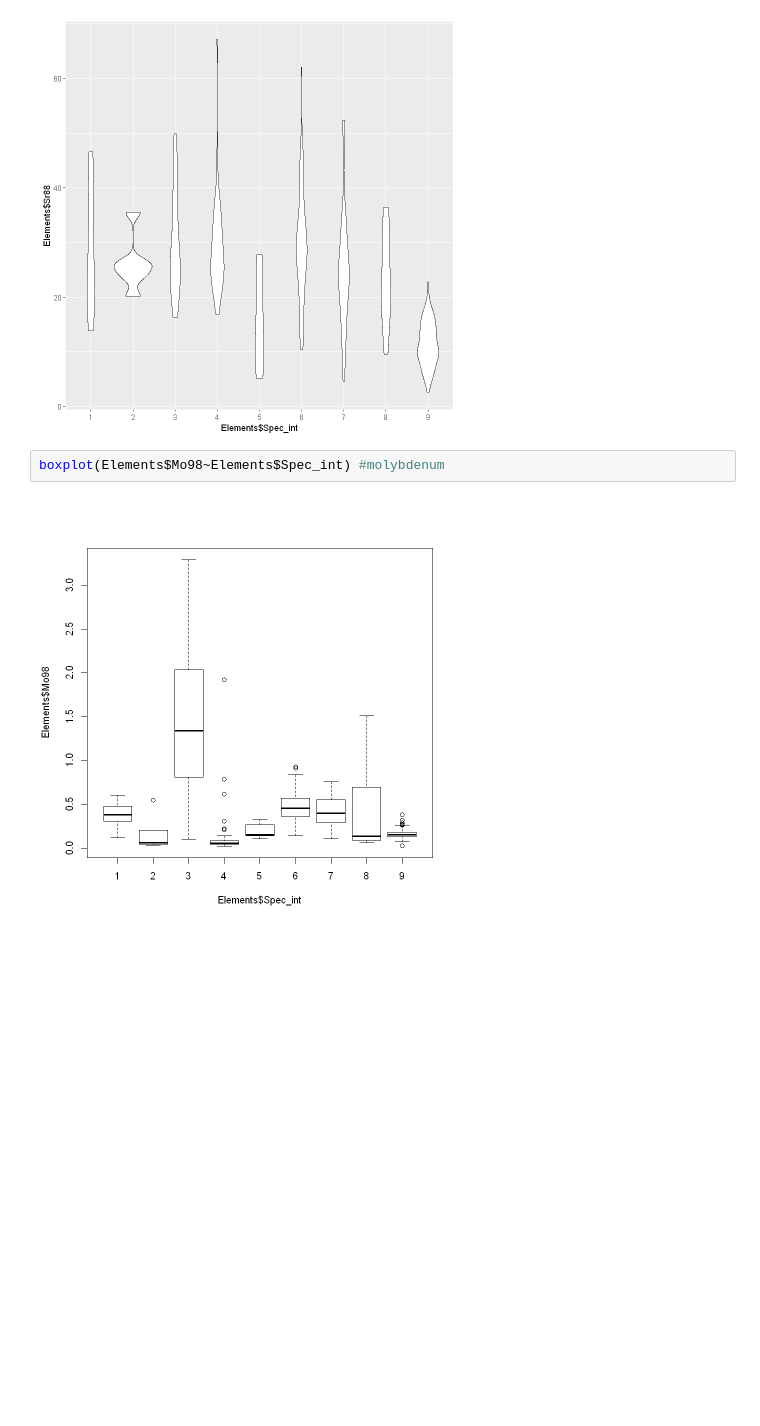
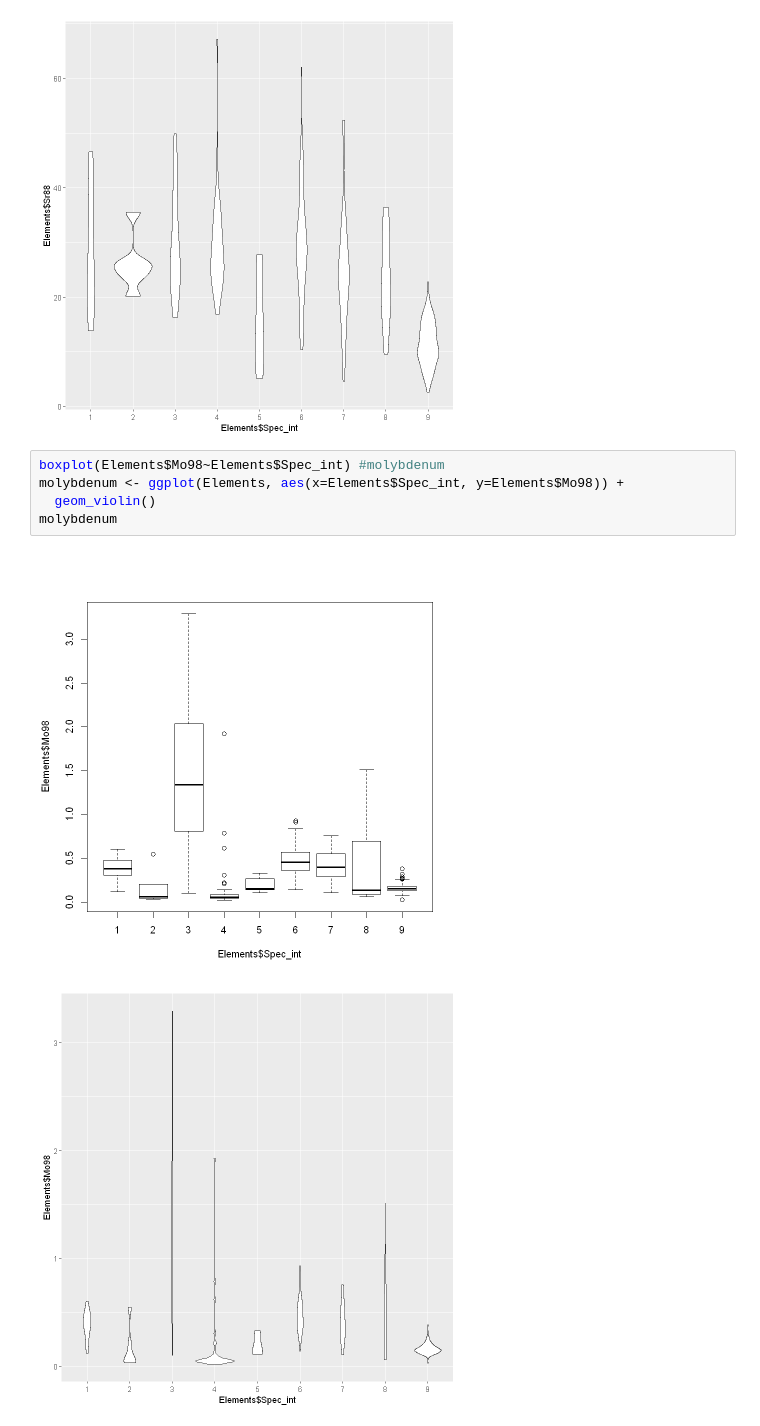
Before and after one commit to Kovacs-Lab/Aim-3, a Jupyter notebook: Ionomics/Boxplots/Boxplots_Z.ipynb, the cells around one changed output. Saved outputs shown, nothing was run; the diff lists cells and outputs as text; blank space fills up the shorter version.

Commit message:
added violin plots

```diff
--- a/Ionomics/Boxplots/Boxplots_Z.ipynb
+++ b/Ionomics/Boxplots/Boxplots_Z.ipynb
@@ -198,7 +198,11 @@ strontium
 [figure]
 # %%
 boxplot(Elements$Mo98~Elements$Spec_int) #molybdenum
+molybdenum <- ggplot(Elements, aes(x=Elements$Spec_int, y=Elements$Mo98)) +
+  geom_violin()
+molybdenum
 # %% [output]
 [figure]
+[figure, added]
 # %%
 boxplot(Elements$Cd111~Elements$Spec_int) #cadmium
```
Also changed, not shown: parts of 1 cell of this notebook.
